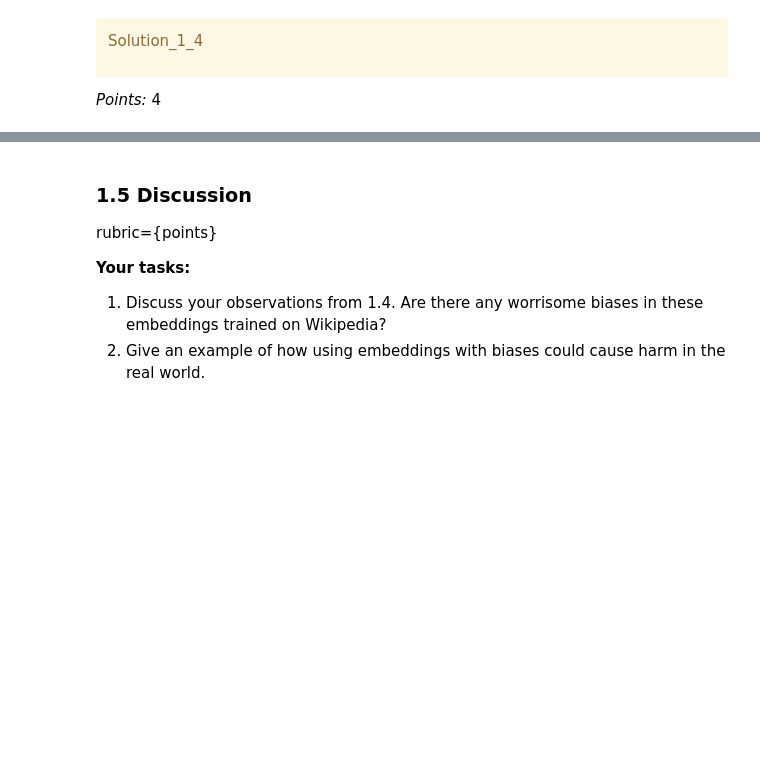
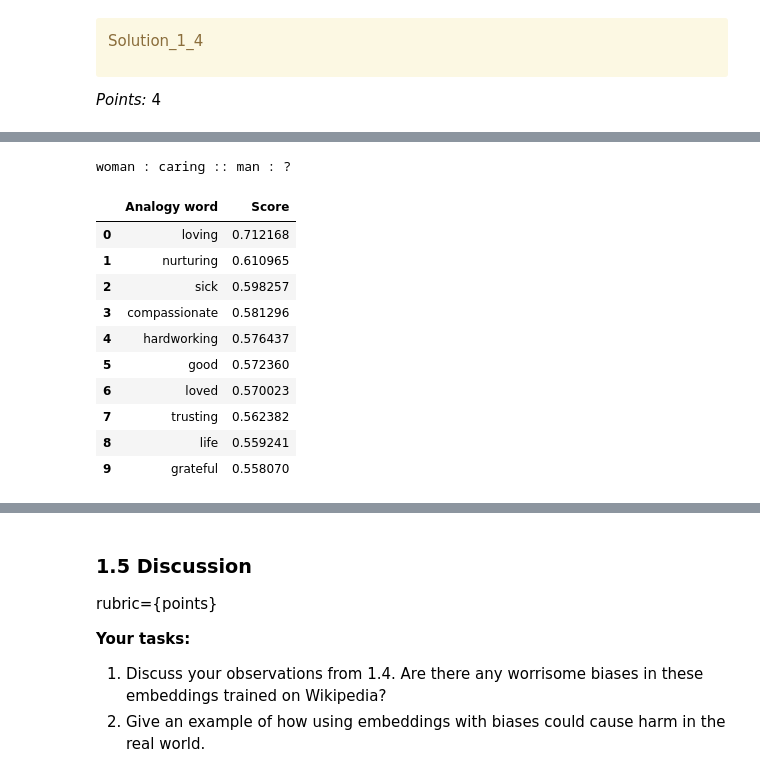
Before and after one commit to tonyxdsu/cpsc330-hw7, a Jupyter notebook: hw7.ipynb, the cells around one changed output, grey strips where cells are left out. Drawn from its saved outputs; the diff is of its cells as text; code cells hidden in the pictures; blank space fills up the shorter version.

```diff
--- a/hw7.ipynb
+++ b/hw7.ipynb
@@ -276,3 +351,16 @@ _Points:_ 4
 # %%
-...
+analogy("woman", "caring", "man")
+# %% [output]
+woman : caring :: man : ?
+|  | Analogy word | Score |
+| 0 | loving | 0.712168 |
+| 1 | nurturing | 0.610965 |
+| 2 | sick | 0.598257 |
+| 3 | compassionate | 0.581296 |
+| 4 | hardworking | 0.576437 |
+| 5 | good | 0.572360 |
+| 6 | loved | 0.570023 |
+| 7 | trusting | 0.562382 |
+| 8 | life | 0.559241 |
+| 9 | grateful | 0.558070 |
 # %%
```
Also changed, not shown: parts of 38 cells of this notebook.
